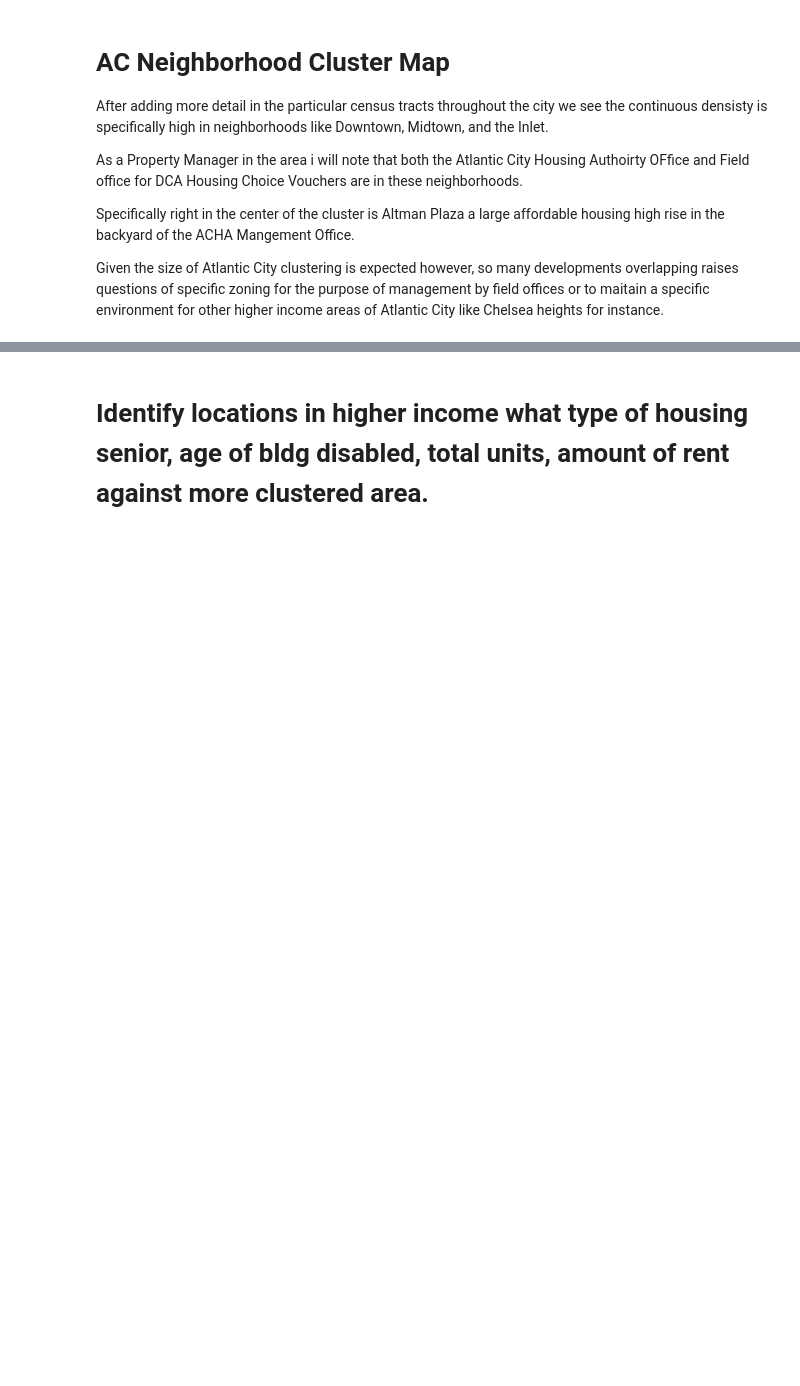
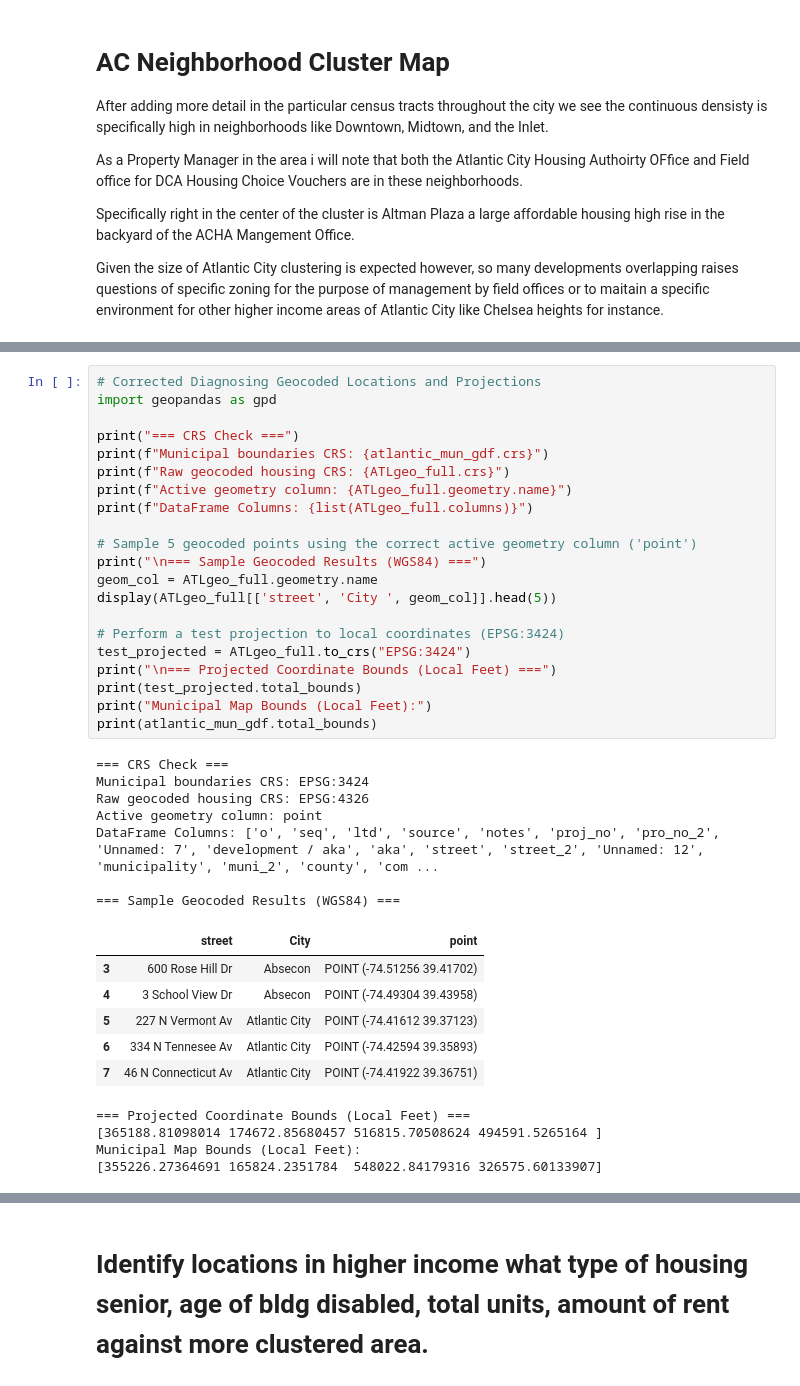
Before and after one commit to Anjanique-Knight/AjGIS, a Jupyter notebook: PS3_GIS.ipynb, the cells around one changed output, grey strips where cells are left out. Cells and saved outputs as stored; diff of their text form; blank space fills up the shorter version.

```diff
--- a/PS3_GIS.ipynb
+++ b/PS3_GIS.ipynb
@@ -1069,3 +1147,42 @@ ATLgeo_full not found in memory. Loading and geocoding housing data...
+# %%
+# Corrected Diagnosing Geocoded Locations and Projections
+import geopandas as gpd
+
+print("=== CRS Check ===")
+print(f"Municipal boundaries CRS: {atlantic_mun_gdf.crs}")
+print(f"Raw geocoded housing CRS: {ATLgeo_full.crs}")
+print(f"Active geometry column: {ATLgeo_full.geometry.name}")
+print(f"DataFrame Columns: {list(ATLgeo_full.columns)}")
+
+# Sample 5 geocoded points using the correct active geometry column ('point')
+print("\n=== Sample Geocoded Results (WGS84) ===")
+geom_col = ATLgeo_full.geometry.name
+display(ATLgeo_full[['street', 'City ', geom_col]].head(5))
+
+# Perform a test projection to local coordinates (EPSG:3424)
+test_projected = ATLgeo_full.to_crs("EPSG:3424")
+print("\n=== Projected Coordinate Bounds (Local Feet) ===")
+print(test_projected.total_bounds)
+print("Municipal Map Bounds (Local Feet):")
+print(atlantic_mun_gdf.total_bounds)
+# %% [output]
+=== CRS Check ===
+Municipal boundaries CRS: EPSG:3424
+Raw geocoded housing CRS: EPSG:4326
+Active geometry column: point
+DataFrame Columns: ['o', 'seq', 'ltd', 'source', 'notes', 'proj_no', 'pro_no_2', 'Unnamed: 7', 'development / aka', 'aka', 'street', 'street_2', 'Unnamed: 12', 'municipality', 'muni_2', 'county', 'com ...
+
+=== Sample Geocoded Results (WGS84) ===
+|  | street | City | point |
+| 3 | 600 Rose Hill Dr | Absecon | POINT (-74.51256 39.41702) |
+| 4 | 3 School View Dr | Absecon | POINT (-74.49304 39.43958) |
+| 5 | 227 N Vermont Av | Atlantic City | POINT (-74.41612 39.37123) |
+| 6 | 334 N Tennesee Av | Atlantic City | POINT (-74.42594 39.35893) |
+| 7 | 46 N Connecticut Av | Atlantic City | POINT (-74.41922 39.36751) |
+=== Projected Coordinate Bounds (Local Feet) ===
+[365188.81098014 174672.85680457 516815.70508624 494591.5265164 ]
+Municipal Map Bounds (Local Feet):
+[355226.27364691 165824.2351784  548022.84179316 326575.60133907]
 # %%
 import geopandas as gpd
 import matplotlib.pyplot as plt
```
Also changed, not shown: parts of 5 cells of this notebook.
